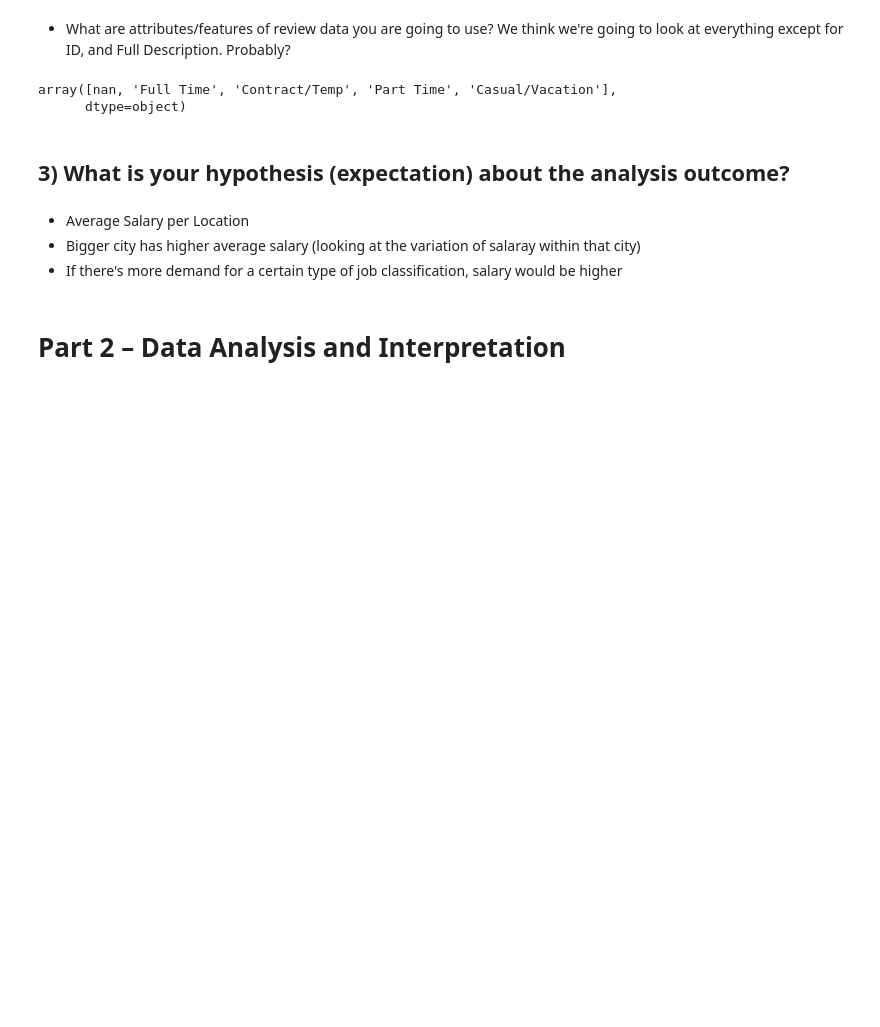
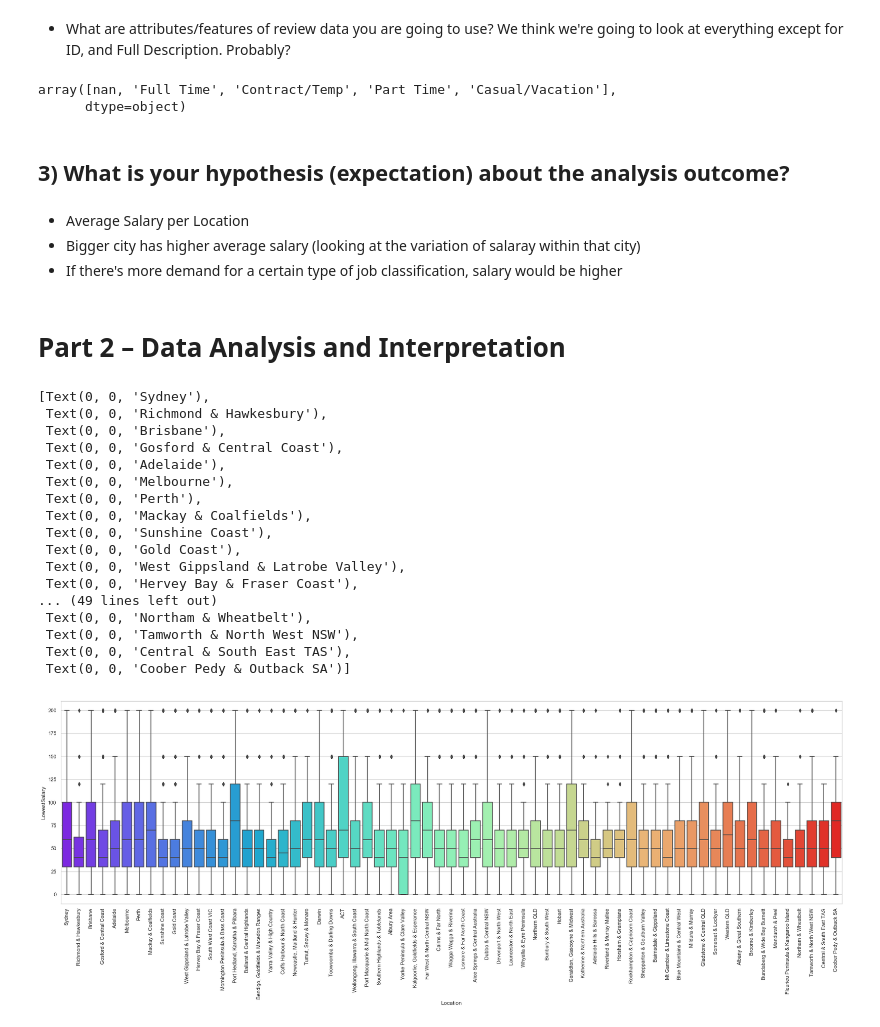
Before and after one commit to longuyen10119/bigDataAssignment, a Jupyter notebook: 3803assignment.ipynb, the cells around one changed output. Saved outputs shown, nothing was run; the diff lists cells and outputs as text; code cells hidden in the pictures; blank space fills up the shorter version.

Commit message:
Added distribution of salaries to exploratory analysis section

```diff
--- a/3803assignment.ipynb
+++ b/3803assignment.ipynb
@@ -178,3 +179,36 @@ array([nan, 'Full Time', 'Contract/Temp', 'Part Time', 'Casual/Vacation'],
 + If there's more demand for a certain type of job classification, salary would be higher
 # %% [markdown]
 # Part 2 – Data Analysis and Interpretation
+# %%
+# Ignore warnings
+import warnings
+warnings.simplefilter('ignore')
+
+# Set sns style
+sns.set()
+sns.set_style("whitegrid")
+# %%
+# Plot the distribution of lowest salaries by location
+plt.figure(figsize=(30,8))
+
+box_plt = sns.boxplot(x='Location',y='LowestSalary',data=df,palette='rainbow')
+box_plt.set_xticklabels(box_plt.get_xticklabels(),rotation=90)
+# %% [output]
+[Text(0, 0, 'Sydney'),
+ Text(0, 0, 'Richmond & Hawkesbury'),
+ Text(0, 0, 'Brisbane'),
+ Text(0, 0, 'Gosford & Central Coast'),
+ Text(0, 0, 'Adelaide'),
+ Text(0, 0, 'Melbourne'),
+ Text(0, 0, 'Perth'),
+ Text(0, 0, 'Mackay & Coalfields'),
+ Text(0, 0, 'Sunshine Coast'),
+ Text(0, 0, 'Gold Coast'),
+ Text(0, 0, 'West Gippsland & Latrobe Valley'),
+ Text(0, 0, 'Hervey Bay & Fraser Coast'),
+... (49 lines left out)
+ Text(0, 0, 'Northam & Wheatbelt'),
+ Text(0, 0, 'Tamworth & North West NSW'),
+ Text(0, 0, 'Central & South East TAS'),
+ Text(0, 0, 'Coober Pedy & Outback SA')]
+[figure, added]
```
Also changed, not shown: parts of 5 cells of this notebook.
